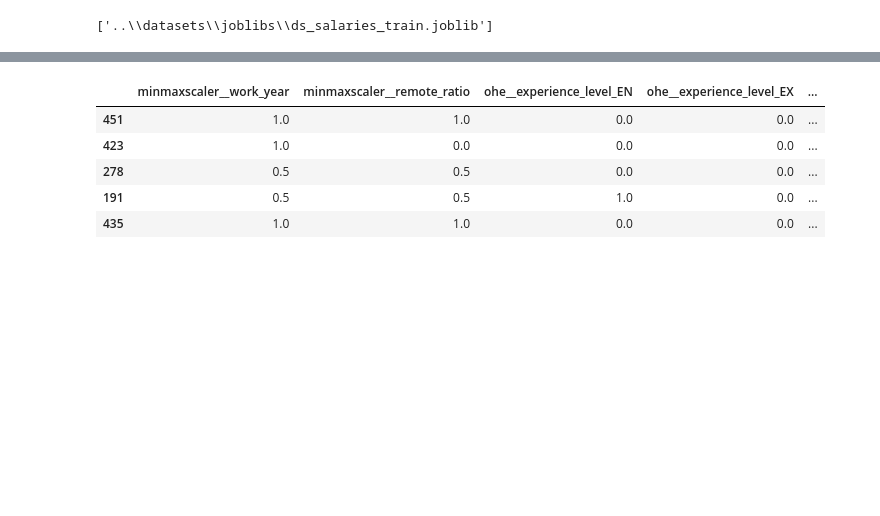
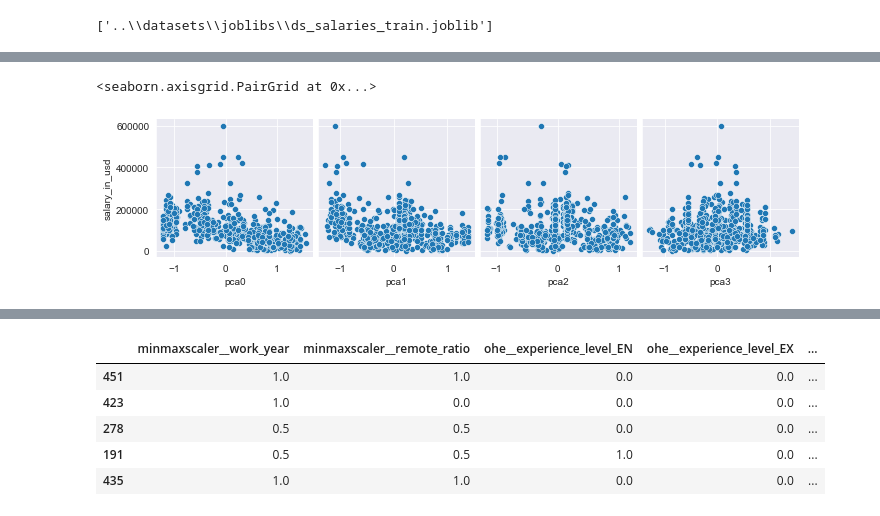
Before and after one commit to SalamanderKrajza/ds-compendium, a Jupyter notebook: projects/ds_salaries.ipynb, the cells around one changed output, grey strips where cells are left out. Drawn from its saved outputs; the diff is of its cells as text; code cells hidden in the pictures; blank space fills up the shorter version.

Commit message:
Add more models and explore data with df_salaries

```diff
--- a/projects/ds_salaries.ipynb
+++ b/projects/ds_salaries.ipynb
@@ -260,7 +260,7 @@ from sklearn.compose import ColumnTransformer
 from sklearn import set_config
 set_config(transform_output = "pandas")
 
-df_train_transformed = df_train.drop('salary_in_usd', axis=1)
+df_train_transformed_features = df_train.drop('salary_in_usd', axis=1)
 df_train_targets = df_train['salary_in_usd']
 
 ct = ColumnTransformer(
@@ -277,7 +277,7 @@ preprocess_pipeline = make_pipeline(
     ct
 )
 
-df_train_transformed = preprocess_pipeline.fit_transform(df_train_transformed)
+df_train_transformed_features = preprocess_pipeline.fit_transform(df_train_transformed_features)
 # %%
 from joblib import dump, load
 dump(preprocess_pipeline, r'..\datasets\joblibs\ds_salaries_pipe.joblib')
@@ -300,0 +349,5 @@ dump(df_train_transformed, r'..\datasets\joblibs\ds_salaries_train.joblib')
+# %%
+from sklearn.decomposition import PCA
+pca = PCA(n_components=15) #We want to test more components to get some knowledge about how good specific nubmer of features would describe our data
+pca.fit(df_train_transformed_features)
+pca.explained_variance_ratio_
@@ -300,0 +366,7 @@ dump(df_train_transformed, r'..\datasets\joblibs\ds_salaries_train.joblib')
+# %%
+pca = PCA(n_components=5) #Lets try with 5 features
+pca.fit(df_train_transformed_features)
+df_reduced = pca.transform(df_train_transformed_features)
+df_reduced_with_targets = df_reduced.copy()
+df_reduced_with_targets['salary_in_usd'] = df_train_targets
+df_reduced_with_targets
@@ -300,0 +397,5 @@ dump(df_train_transformed, r'..\datasets\joblibs\ds_salaries_train.joblib')
+# %%
+sns.pairplot(df_reduced_with_targets, y_vars='salary_in_usd', x_vars=['pca0','pca1','pca2','pca3'])
+# %% [output]
+<seaborn.axisgrid.PairGrid at 0x...>
+[figure, added]
```
Also changed, not shown: parts of 50 cells of this notebook, 7 other files.
